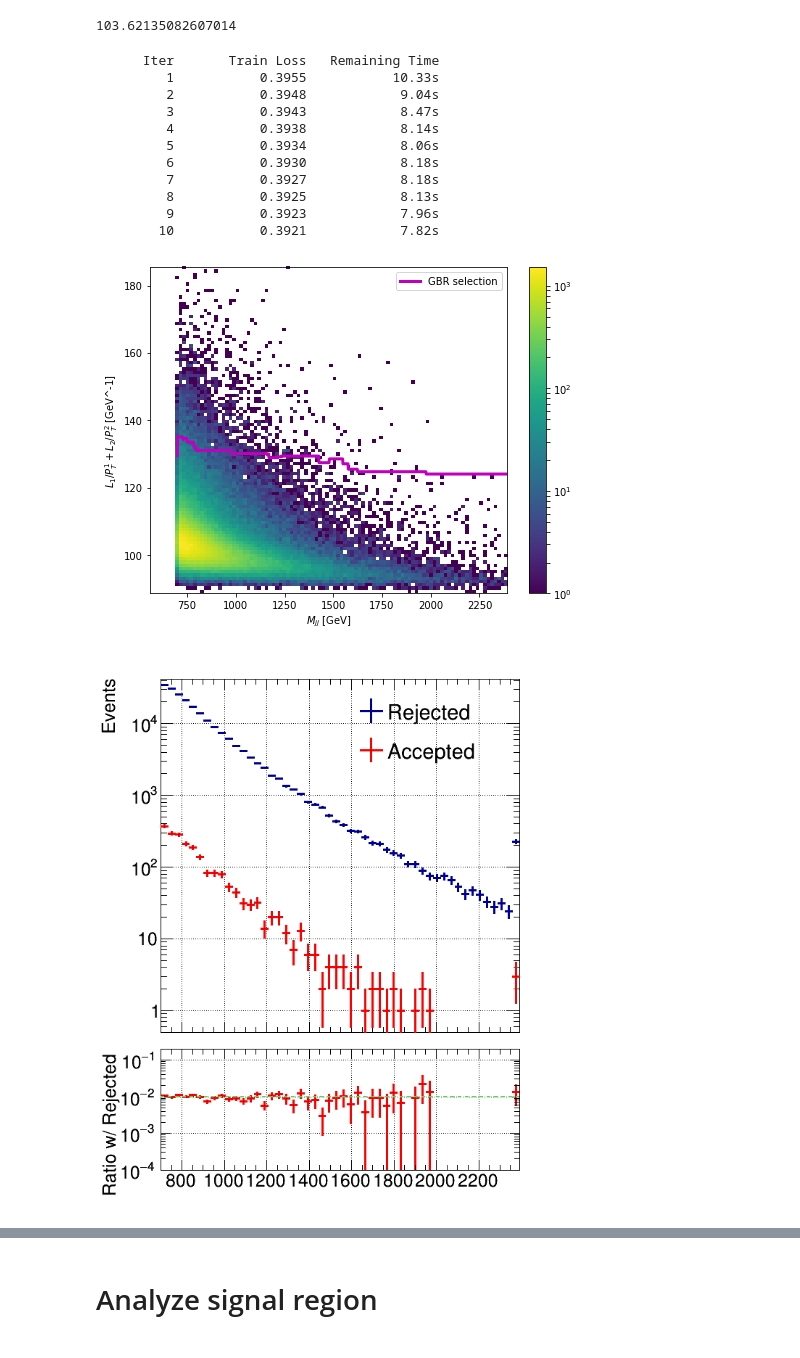
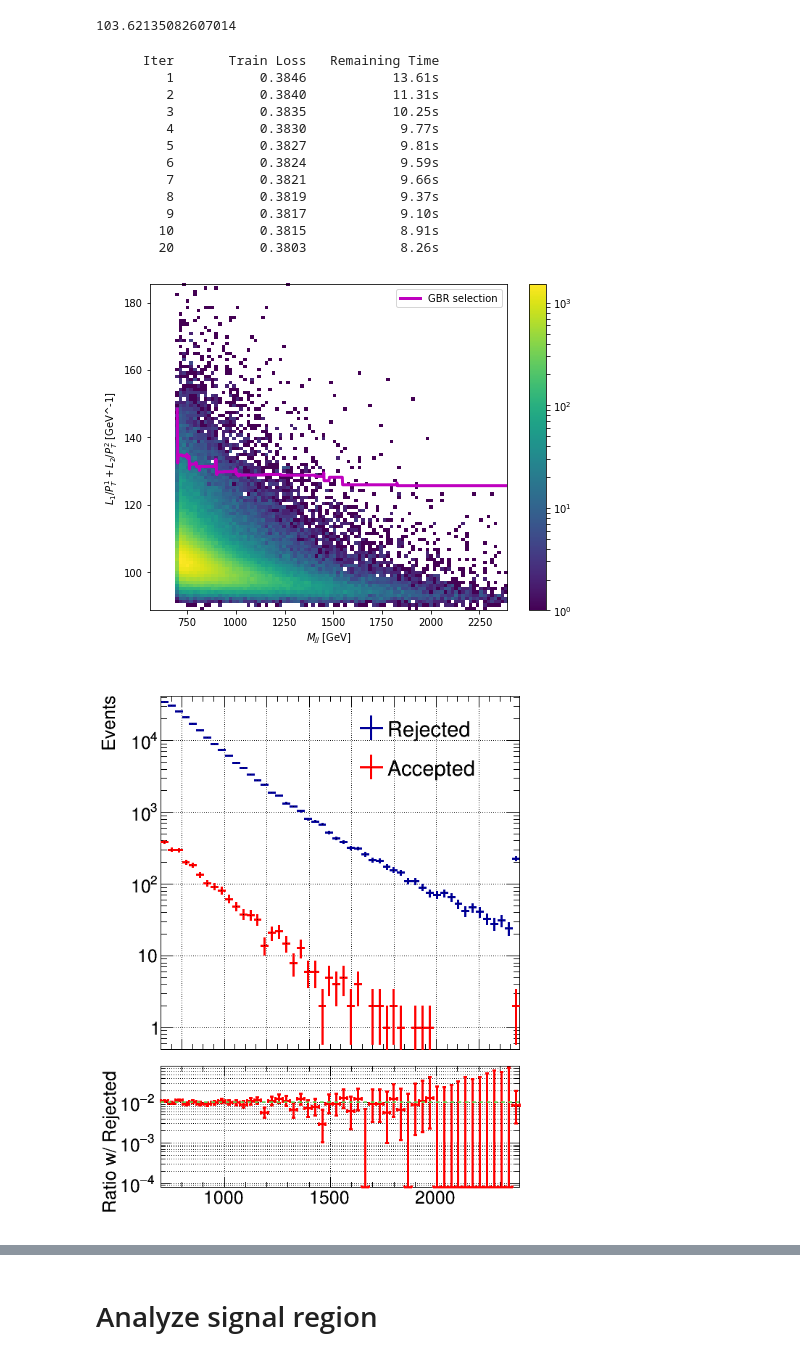
Before and after one commit to thaarres/JetAnomaly_CHEP19, a Jupyter notebook: jupyter/AnomalyDetection_test.ipynb, the cells around one changed output, grey strips where cells are left out. Saved outputs shown, nothing was run; the diff lists cells and outputs as text; code cells hidden in the pictures.

```diff
--- a/jupyter/AnomalyDetection_test.ipynb
+++ b/jupyter/AnomalyDetection_test.ipynb
@@ -77,23 +77,24 @@ gbr_cut = GradientBoostingRegressor(loss='quantile', alpha=1-SM_eff,
                                 learning_rate=.1, min_samples_leaf=5,
                                 min_samples_split=5,
                                 validation_fraction=0.5,
-                                n_iter_no_change=3,
+                                n_iter_no_change=10,
                                 tol=1e-5,
                                 verbose=1)
 
 gbr_cut.fit(x, y);
 # %% [output]
       Iter       Train Loss   Remaining Time
-         1           0.3955           10.33s
-         2           0.3948            9.04s
-         3           0.3943            8.47s
-         4           0.3938            8.14s
-         5           0.3934            8.06s
-         6           0.3930            8.18s
-         7           0.3927            8.18s
-         8           0.3925            8.13s
-         9           0.3923            7.96s
-        10           0.3921            7.82s
+         1           0.3846           13.61s
+         2           0.3840           11.31s
+         3           0.3835           10.25s
+         4           0.3830            9.77s
+         5           0.3827            9.81s
+         6           0.3824            9.59s
+         7           0.3821            9.66s
+         8           0.3819            9.37s
+         9           0.3817            9.10s
+        10           0.3815            8.91s
+        20           0.3803            8.26s
 # %%
 plt.figure(figsize=(8, 6))
 x_min = Mjj_selection*0.8
@@ -113,7 +114,7 @@ plt.colorbar()
 plt.legend(loc='best')
 plt.draw()
 # %% [output]
-[figure, old version]
+[figure, new version]
 # %%
 def getSelection(x_Mjj, x_loss):
     cut = gbr_cut.predict(np.reshape(x_Mjj, (-1,1)))
@@ -126,32 +127,32 @@ sel = getSelection(x, y)
 h_a = create_TH1D(x[sel],
                   name='h_acc', title='Accepted',
                   binning=binning,
                   opt='overflow'
                  )
 h_a.SetLineColor(2)
 h_a.SetStats(0)
 h_a.Sumw2()
 h_r = create_TH1D(x[np.logical_not(sel)],
                   name='h_rej', title='Rejected',
                   axis_title=['M_{jj} [GeV]', 'Events'],
                   binning=binning,
                   opt='overflow'
                  )
 h_r.GetYaxis().SetRangeUser(0.5, 1.2*h_r.GetMaximum())
 h_r.SetStats(0)
 h_r.Sumw2()
 
-c = make_ratio_plot([h_r, h_a], ratio_bounds=[1e-4, 0.2], draw_opt = 'E')
+c = make_effiency_plot([h_r, h_a], ratio_bounds=[1e-4, 0.2], draw_opt = 'E')
 c.pad1.SetLogy()
 c.pad2.SetLogy()
 
 c.pad2.cd()
 ln = rt.TLine(h_r.GetXaxis().GetXmin(), SM_eff, h_r.GetXaxis().GetXmax(), SM_eff)
 ln.SetLineWidth(2)
 ln.SetLineStyle(7)
 ln.SetLineColor(8)
 ln.DrawLine(h_r.GetXaxis().GetXmin(), SM_eff, h_r.GetXaxis().GetXmax(), SM_eff)
 
 c.Draw()
 # %% [output]
-[figure, old version]
+[figure, new version]
```
Also changed, not shown: parts of 13 cells of this notebook, 2 other files.
